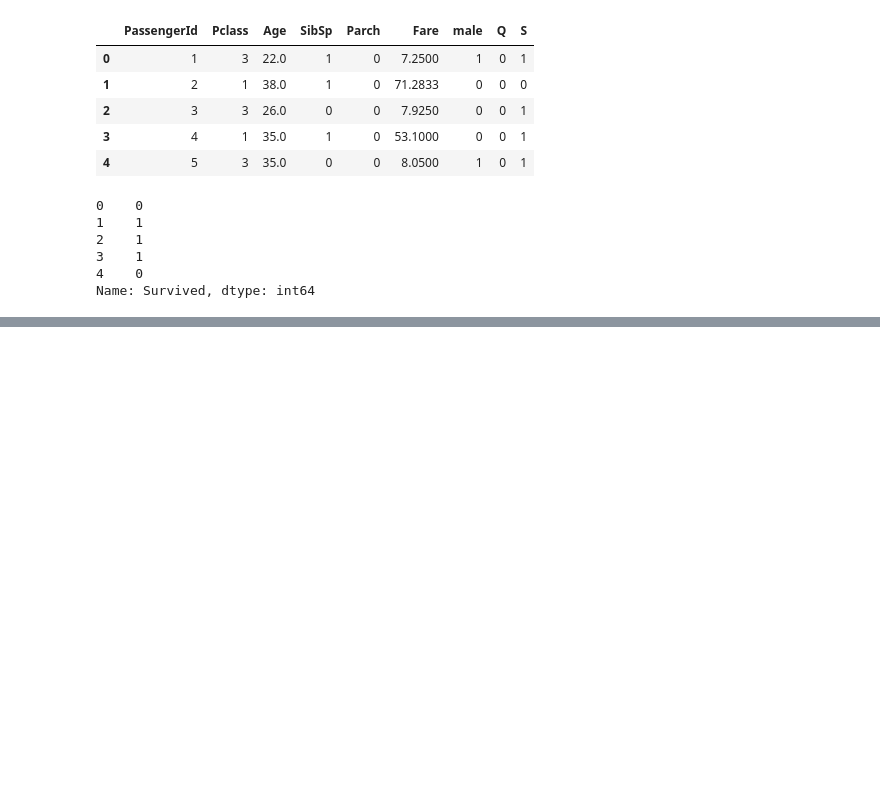
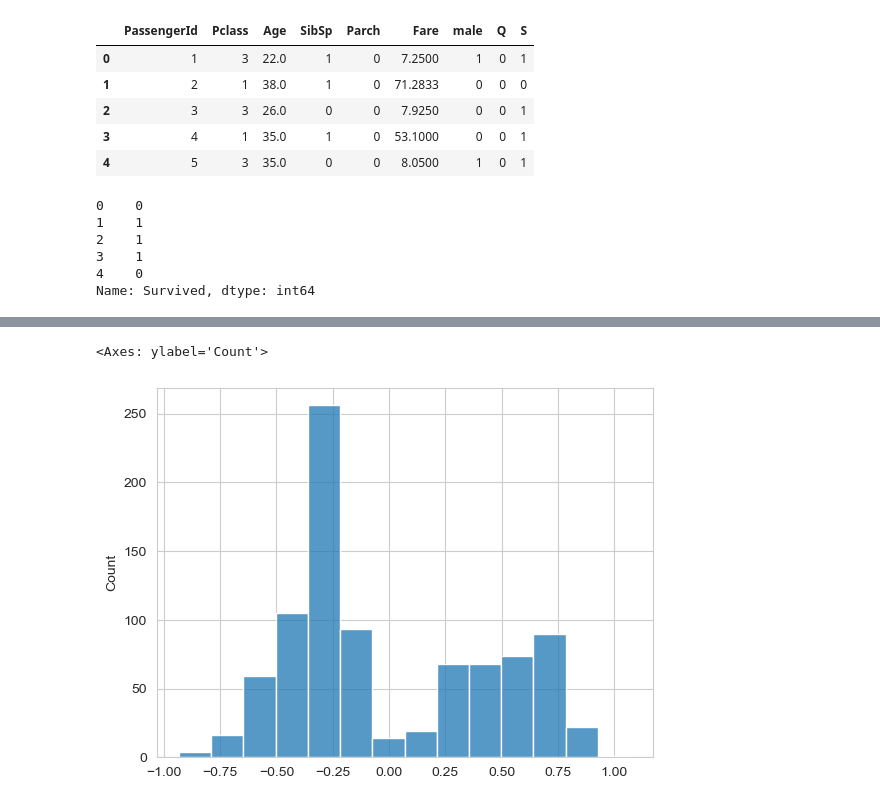
Before and after one commit to latleger/midterm_project, a Jupyter notebook: notebooks/train_EDA.ipynb, the cells around one changed output, grey strips where cells are left out. Cells and saved outputs as stored; diff of their text form; code cells hidden in the pictures; blank space fills up the shorter version.

Commit message:
building models

```diff
--- a/notebooks/train_EDA.ipynb
+++ b/notebooks/train_EDA.ipynb
@@ -281,0 +333,5 @@ X_train, X_test, y_train, y_test = train_test_split(train.drop("Survived", axis=
+# %%
+y = train["Survived"]
+X = train[["Pclass", 'Age']]
+X = sm.add_constant(X)
+X.head()
@@ -281,0 +345,4 @@ X_train, X_test, y_train, y_test = train_test_split(train.drop("Survived", axis=
+# %%
+model = sm.OLS(y, X)
+results = model.fit()
+print(results.summary())
@@ -281,0 +369,3 @@ X_train, X_test, y_train, y_test = train_test_split(train.drop("Survived", axis=
+# %%
+residuals = results.resid
+residuals
@@ -281,0 +385,5 @@ X_train, X_test, y_train, y_test = train_test_split(train.drop("Survived", axis=
+# %%
+sns.histplot(residuals)
+# %% [output]
+<Axes: ylabel='Count'>
+[figure, added]
```
Also changed, not shown: parts of 22 cells of this notebook.
